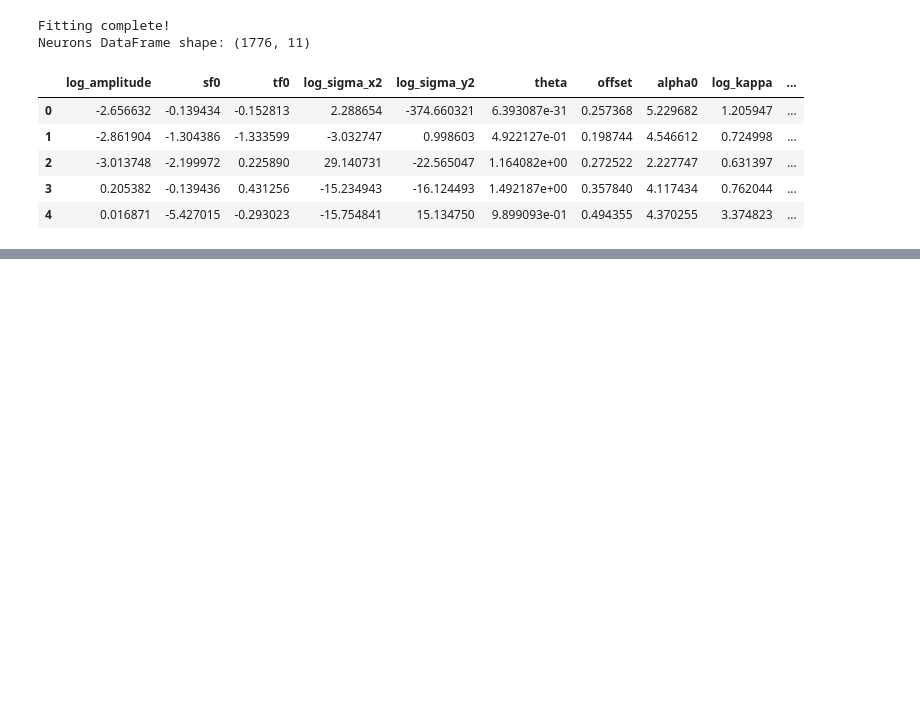
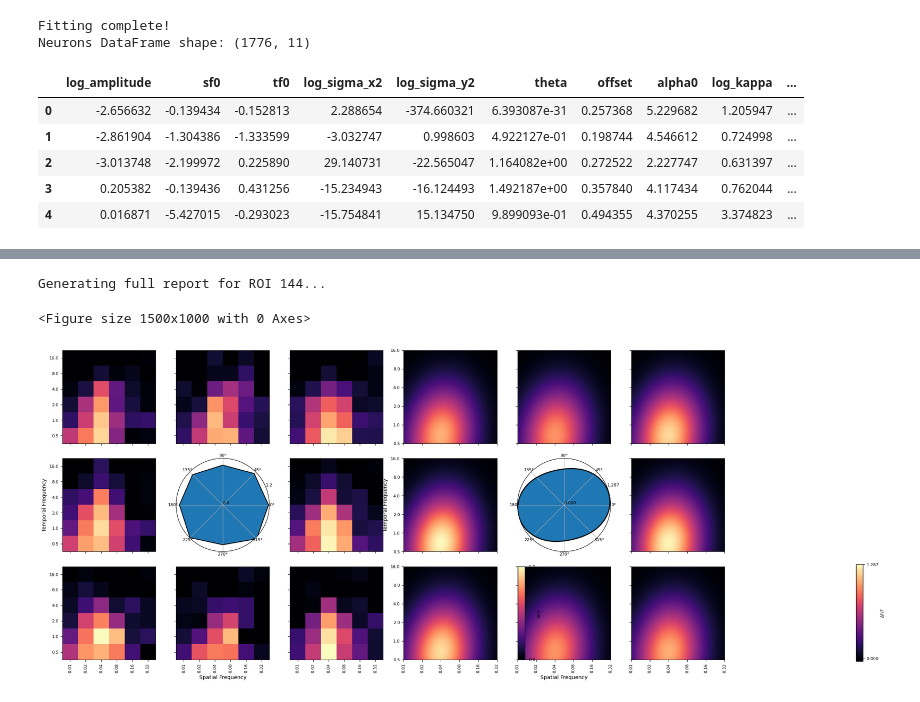
Before and after one commit to znamlab/cottage_analysis, a Jupyter notebook: cottage_analysis/analysis/run_analysis.ipynb, the cells around one changed output, grey strips where cells are left out. Drawn from its saved outputs; the diff is of its cells as text; code cells hidden in the pictures; blank space fills up the shorter version.

```diff
--- a/cottage_analysis/analysis/run_analysis.ipynb
+++ b/cottage_analysis/analysis/run_analysis.ipynb
@@ -150,0 +174,20 @@ Neurons DataFrame shape: (1776, 11)
+# %%
+# Create a larger figure for the comparison
+plt.figure(figsize=(15, 10))
+
+print(f"Generating full report for ROI {best_roi}...")
+
+grating_plots.basic_vis_SFTF_roi(
+    neurons_df=neurons_df,
+    trials_df_depth=None,          # No depth data
+    trials_df_sftf=trials_df_formatted, # Use the formatted dataframe
+    roi=best_roi,
+    add_depth=False,
+    fontsize_dict={'title': 12, 'label': 10, 'tick': 8}
+)
+
+plt.show()
+# %% [output]
+Generating full report for ROI 144...
+<Figure size 1500x1000 with 0 Axes>
+[figure, added]
```
Also changed, not shown: parts of 1 cell of this notebook, 1 other file.
